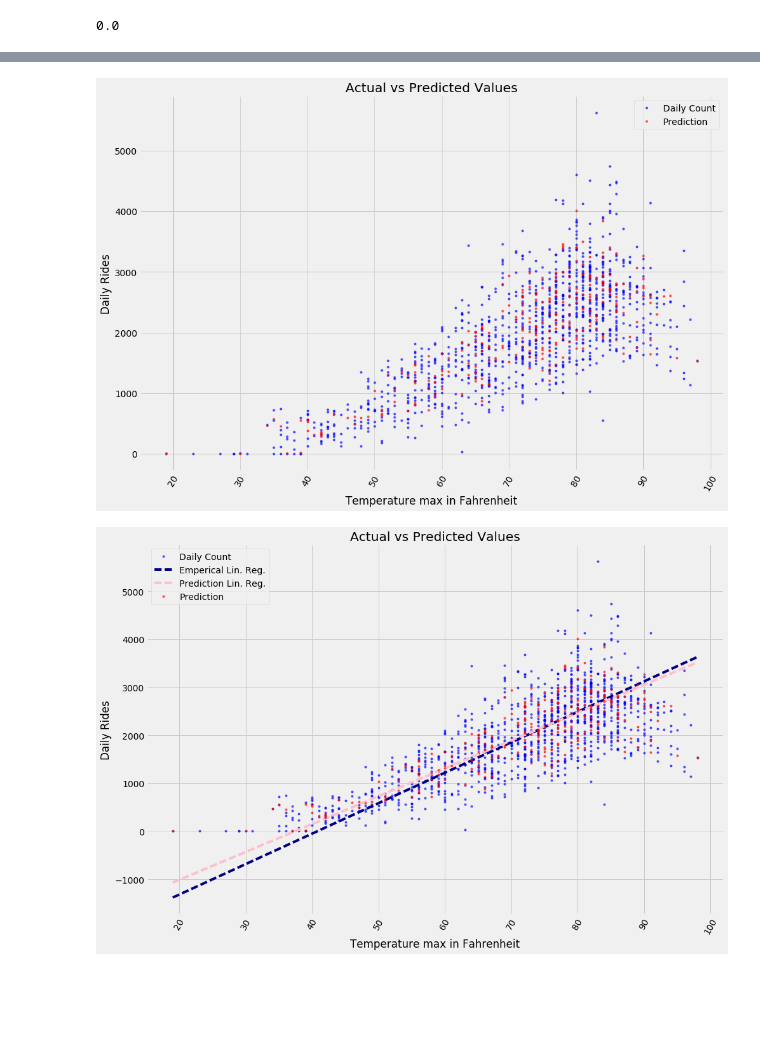
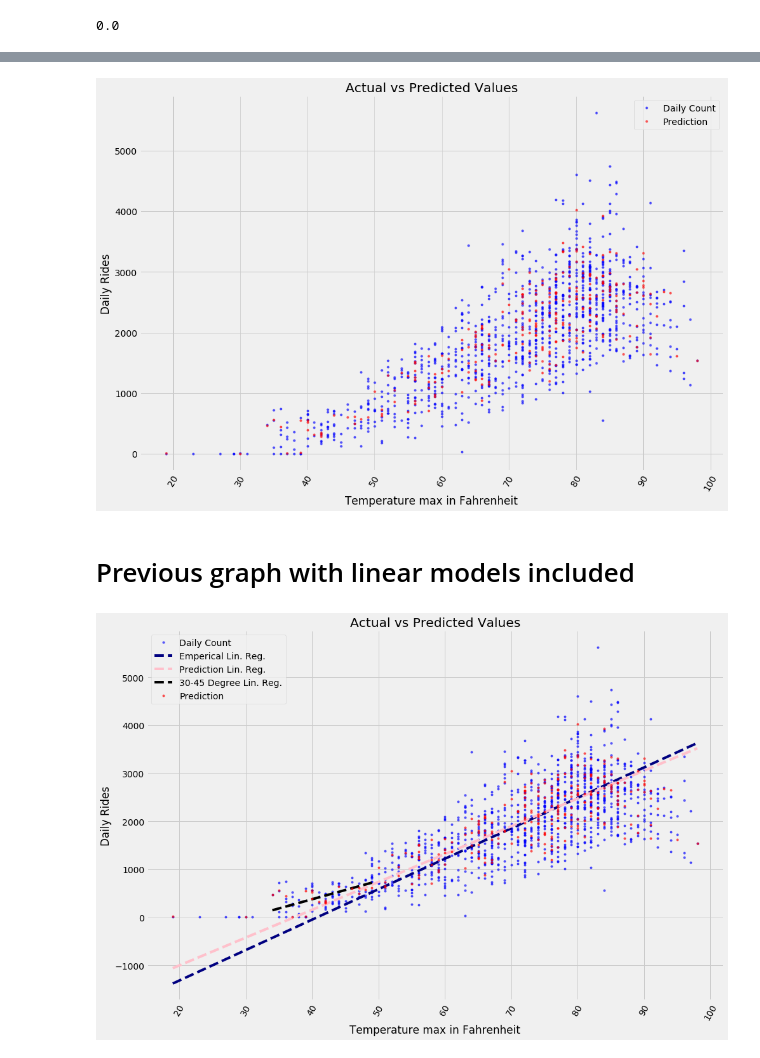
Before and after one commit to SethDKelly/NiceRideMN, a Jupyter notebook: Random_forest.ipynb, the cells around one changed output, grey strips where cells are left out. Saved outputs shown, nothing was run; the diff lists cells and outputs as text; code cells hidden in the pictures; blank space fills up the shorter version.

```diff
--- a/Random_forest.ipynb
+++ b/Random_forest.ipynb
@@ -15,9 +23,11 @@ from sklearn.ensemble import RandomForestRegressor
 # %%
 # Load in the data
-weather = pd.read_csv("~/Projects/NiceRide/Weather_data/01012010_12312017.csv") # Weather data
+#weather = pd.read_csv("~/Projects/NiceRide/Weather_data/01012010_12312017.csv") # Weather data
+weather = pd.read_csv('/home/gilmore/NiceRideMN/Weather_data/01012010_12312017.csv') # weather alt
 
 temp = []
 for x in [2013 + x for x in range(5)] :
-    x = pd.read_csv("~/Projects/NiceRide/Nice_Ride_data/"+str(x)+"/NiceRide_trip_history_"+str(x)+".csv")
+    #x = pd.read_csv("~/Projects/NiceRide/Nice_Ride_data/"+str(x)+"/NiceRide_trip_history_"+str(x)+".csv")
+    x = pd.read_csv('/home/gilmore/NiceRideMN/Nice_Ride_data/'+str(x)+'/NiceRide_trip_history_'+str(x)+'.csv')
     temp.append(x)
     nr = pd.concat(temp)
@@ -166,8 +139,6 @@ features['WEND'] = features['DATE'].dt.weekday
 
 # Adjust WEND column to be catagorical; If it's a weekday WEND = 0 else if weekend WEND = 1
 features['WEND'] = features['WEND'].apply(lambda x:1 if x>4 else 0)
-# %%
-features['SUMMER'] = features['MONTH'].apply(lambda x:1 if x >= 7 and x <= 9 else 0)
 # %%
 # Random forests can't use datetime objects
 features = features.drop('DATE', axis=1)
@@ -432,35 +392,44 @@ plt.xticks(rotation = '60');
 plt.legend()
 plt.xlabel('Temperature max in Fahrenheit'); plt.ylabel('Daily Rides'); plt.title('Actual vs Predicted Values');
 # %% [output]
-[figure, old version]
+[figure, new version]
+# %% [markdown]
+# Previous graph with linear models included
 # %%
 # Dataframe with true values and dates
 true_data = pd.DataFrame(data = {'TMAX': features.TMAX.values, 'daily_count': target})
 
 # Plot the actual values and predicted values
 plt.figure(figsize=(14.5,10))
 plt.plot(true_data['TMAX'], true_data['daily_count'], 'bo', label = 'Daily Count', markersize=3, alpha=.6)
 
 x = sorted(true_data['TMAX'].values)
 y = sorted(true_data['daily_count'].values)
 fit = np.polyfit(x, y, 1)
 fit_fn = np.poly1d(fit)
 plt.plot(x, fit_fn(x), '--k', color='navy', label='Emperical Lin. Reg.')
 
 x = sorted(predictions_data['TMAX'].values)
 y = sorted(predictions_data['prediction'].values)
 fit = np.polyfit(x, y, 1)
 fit_fn = np.poly1d(fit)
 plt.plot(x, fit_fn(x), '--k', color='pink', label='Prediction Lin. Reg.')
 
+low_temp = predictions_data[(predictions_data['TMAX'] > 30) & (predictions_data['TMAX'] < 50)]
+x = sorted(low_temp['TMAX'].values)
+y = sorted(low_temp['prediction'].values)
+fit = np.polyfit(x, y, 1)
+fit_fn = np.poly1d(fit)
+plt.plot(x, fit_fn(x), '--k', color='black', label='30-45 Degree Lin. Reg.')
+
 # Dataframe with predictions and dates
 predictions_data = pd.DataFrame(data = {'TMAX': X_test[:,3], 'prediction': predictions})
 
 # Plot the actual values and predicted values
 plt.plot(predictions_data['TMAX'], predictions_data['prediction'], 'ro', label = 'Prediction', markersize=3, alpha=.6)
 
 plt.xticks(rotation = '60');
 plt.legend()
 plt.xlabel('Temperature max in Fahrenheit'); plt.ylabel('Daily Rides'); plt.title('Actual vs Predicted Values');
 # %% [output]
-[figure, old version]
+[figure, new version]
```
Also changed, not shown: parts of 56 cells of this notebook.
